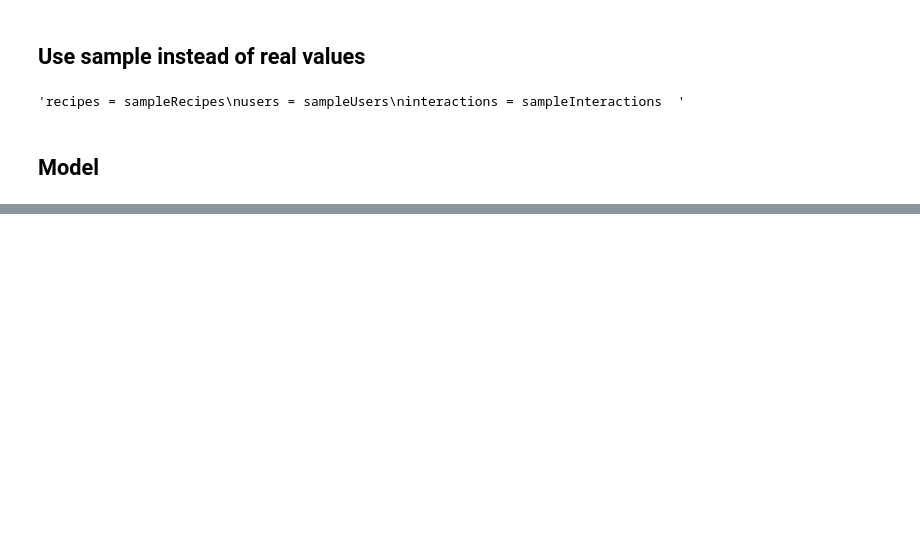
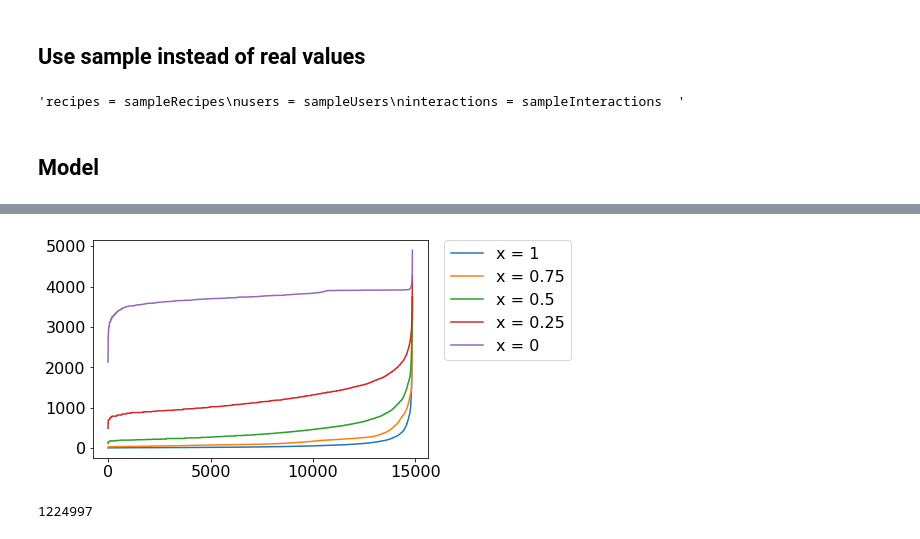
Before and after one commit to JRappaz/Foodie, a Jupyter notebook: python/Model.ipynb, the cells around one changed output, grey strips where cells are left out. Drawn from its saved outputs; the diff is of its cells as text; code cells hidden in the pictures; blank space fills up the shorter version.

```diff
--- a/python/Model.ipynb
+++ b/python/Model.ipynb
@@ -334,0 +356,18 @@ AUC test: 0.908624002364765
+# %%
+# Returns an array with interactions replicated according to the inverse frequency of the recipe
+# An interaction with the most popular recipe will be present only once in the array.
+# This way, selecting a random interaction in the array will select recipes uniformly
+def probWeightedInteractions(interactions, recipeUsers, power = 0):
+    apps = np.zeros((len(interactions)))
+    for i in range(len(interactions)):
+        apps[i] = (len(recipeUsers[interactions[i][0]]))
+    factor = max(apps)**(1 - power)
+    weighted_inter =np.zeros((len(interactions)))
+    for i in range(len(apps)):
+        weighted_inter[i] = 1 / apps[i] * (apps[i]**power) * factor
+
+    interactions_array = []
+    for i in range(int(len(interactions))):
+        for j in range(int(round(weighted_inter[i]))):
+            interactions_array.append(interactions[i])
+    return interactions_array
@@ -334,0 +396,5 @@ AUC test: 0.908624002364765
+# %%
+powers = [1, 3/4, 1/2, 1/4, 0]
+plotInteractionDistrib(list(map(lambda x: probWeightedInteractions(interactions_tr, recipeUsers, x), powers)), powers)
+# %% [output]
+[figure, added]
@@ -335,3 +403,7 @@ AUC test: 0.908624002364765
+# %%
+len(test)
+# %% [output]
+1224997
 # %%
 len(interactions_tr)
 # %% [output]
```
Also changed, not shown: parts of 41 cells of this notebook, 3 other files.
